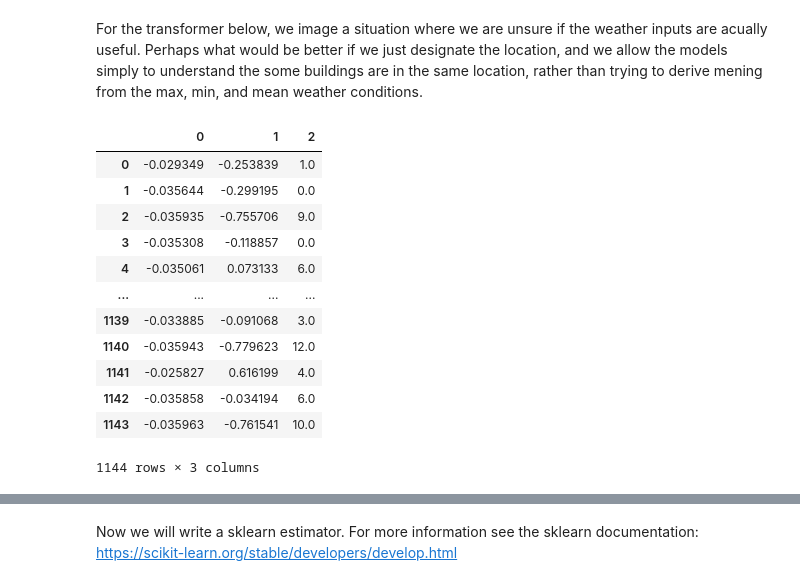
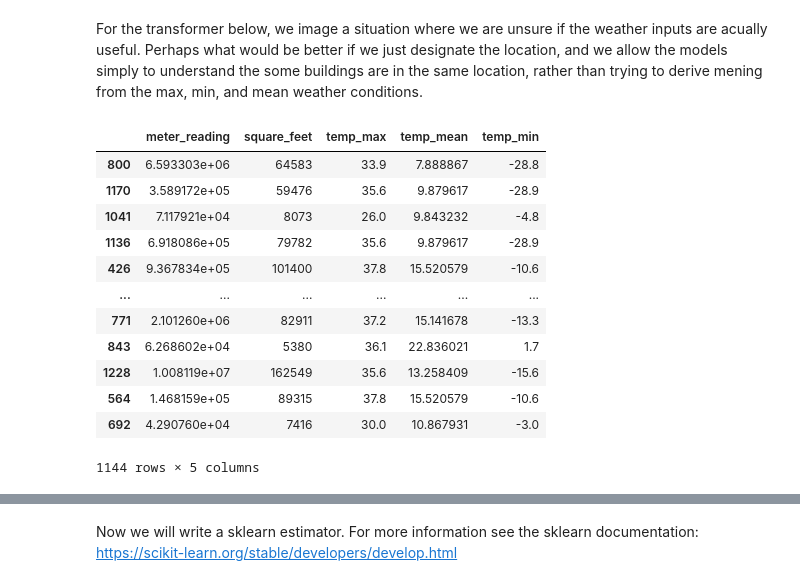
Before and after one commit to connbrack/IBCL_sklearn_tutorial, a Jupyter notebook: Sklearn Toolkit and Pipeline Demonstration.ipynb, the cells around one changed output, grey strips where cells are left out. Cells and saved outputs as stored; diff of their text form; code cells hidden in the pictures.

```diff
--- a/Sklearn Toolkit and Pipeline Demonstration.ipynb
+++ b/Sklearn Toolkit and Pipeline Demonstration.ipynb
@@ -243,6 +264,8 @@ held-out accuracy (6-fold): 46.3%
 From this we can conclude that using the cross validation give us a reliable esitmate of how our model with act on our testing set.
 # %% [markdown]
 ## *Part 2 &mdash; Hyperparmeter tuning using grid search and random search*
+# %%
+retrain = False #Toggle to false for sheet to run quickly
 # %% [markdown]
 <img src="img/gridsearchvsrandomsearch.png" width="550">
 
@@ -262,7 +285,7 @@ grid = {
 gs_dt = sklearn.model_selection.GridSearchCV(
     estimator=dt,
     param_grid=grid,
-    n_jobs=8, # Based on your CPU cores
+    n_jobs=12, # Based on the number of threads in your cpu core, n=-1 means use all cpu threads
     cv=5, # Cross validation split
     verbose=1 # Higher means more updates
 ).fit(X_train, y_train)
@@ -303,7 +331,7 @@ cv_rf = sklearn.model_selection.RandomizedSearchCV(
     estimator=rf,
     param_distributions=dist,
     verbose=1,
-    cv=5, n_iter=100, n_jobs=8
+    cv=5, n_iter=100, n_jobs=12
 ).fit(X_train, y_train)
 pd.DataFrame(cv_rf.cv_results_).sort_values('mean_test_score', ascending=False)
 # %% [output]
@@ -400,15 +463,26 @@ model__shrinking
 model__tol
 model__verbose
 # %%
-dist = {
-    'model__C': scipy.stats.reciprocal(1, 100),
-    'model__gamma': scipy.stats.reciprocal(1, 100),
-}
-cv_svcs = sklearn.model_selection.RandomizedSearchCV(
-    estimator=svcs,
-    param_distributions=dist,
-    verbose=1,
-    cv=5, n_iter=100, n_jobs=8
-).fit(X_train, y_train)
+if retrain:
+    dist = {
+        'model__C': scipy.stats.reciprocal(1, 100),
+        'model__gamma': scipy.stats.reciprocal(1, 100),
+    }
+    cv_svcs = sklearn.model_selection.RandomizedSearchCV(
+        estimator=svcs,
+        param_distributions=dist,
+        verbose=1,
+        cv=5, n_iter=100, n_jobs=8
+    ).fit(X_train, y_train)
+    pd.DataFrame(cv_svcs.cv_results_).sort_values('mean_test_score', ascending=False)
+
+    with open('models/cv_svcs.pkl', 'wb') as f:
+        pkl.dump(cv_svcs, f)
+
+else:
+
+    with open('models/cv_svcs.pkl', 'rb') as f:
+        cv_svcs = pkl.load(f)
+
 pd.DataFrame(cv_svcs.cv_results_).sort_values('mean_test_score', ascending=False)
 # %% [output]
@@ -545,27 +597,27 @@ class pre_processer(BaseEstimator, TransformerMixin):
         return None
 # %%
 pre = pre_processer(
-    normalizer=sklearn.preprocessing.StandardScaler(),
-    encoder=OrdinalEncoder()
+#     normalizer=StandardScaler(),
+#     encoder=OrdinalEncoder()
 )
 
 pre.fit_transform(X_train)
 # Note, fit_transform is not a function that we wrote, but we can still take
 # advantage of it becuase it is an sklearn style classifier
 # %% [output]
-|  | 0 | 1 | 2 |
-| 0 | -0.029349 | -0.253839 | 1.0 |
-| 1 | -0.035644 | -0.299195 | 0.0 |
-| 2 | -0.035935 | -0.755706 | 9.0 |
-| 3 | -0.035308 | -0.118857 | 0.0 |
-| 4 | -0.035061 | 0.073133 | 6.0 |
-| ... | ... | ... | ... |
-| 1139 | -0.033885 | -0.091068 | 3.0 |
-| 1140 | -0.035943 | -0.779623 | 12.0 |
-| 1141 | -0.025827 | 0.616199 | 4.0 |
-| 1142 | -0.035858 | -0.034194 | 6.0 |
-| 1143 | -0.035963 | -0.761541 | 10.0 |
+|  | meter_reading | square_feet | temp_max | temp_mean | temp_min |
+| 800 | 6.593303e+06 | 64583 | 33.9 | 7.888867 | -28.8 |
+| 1170 | 3.589172e+05 | 59476 | 35.6 | 9.879617 | -28.9 |
+| 1041 | 7.117921e+04 | 8073 | 26.0 | 9.843232 | -4.8 |
+| 1136 | 6.918086e+05 | 79782 | 35.6 | 9.879617 | -28.9 |
+| 426 | 9.367834e+05 | 101400 | 37.8 | 15.520579 | -10.6 |
+| ... | ... | ... | ... | ... | ... |
+| 771 | 2.101260e+06 | 82911 | 37.2 | 15.141678 | -13.3 |
+| 843 | 6.268602e+04 | 5380 | 36.1 | 22.836021 | 1.7 |
+| 1228 | 1.008119e+07 | 162549 | 35.6 | 13.258409 | -15.6 |
+| 564 | 1.468159e+05 | 89315 | 37.8 | 15.520579 | -10.6 |
+| 692 | 4.290760e+04 | 7416 | 30.0 | 10.867931 | -3.0 |
-1144 rows × 3 columns
+1144 rows × 5 columns
 # %%
 svcspecialboi = sklearn.pipeline.Pipeline(steps=[
     ('pre_processing', pre_processer()),
```
Also changed, not shown: parts of 28 cells of this notebook, 9 other files.
